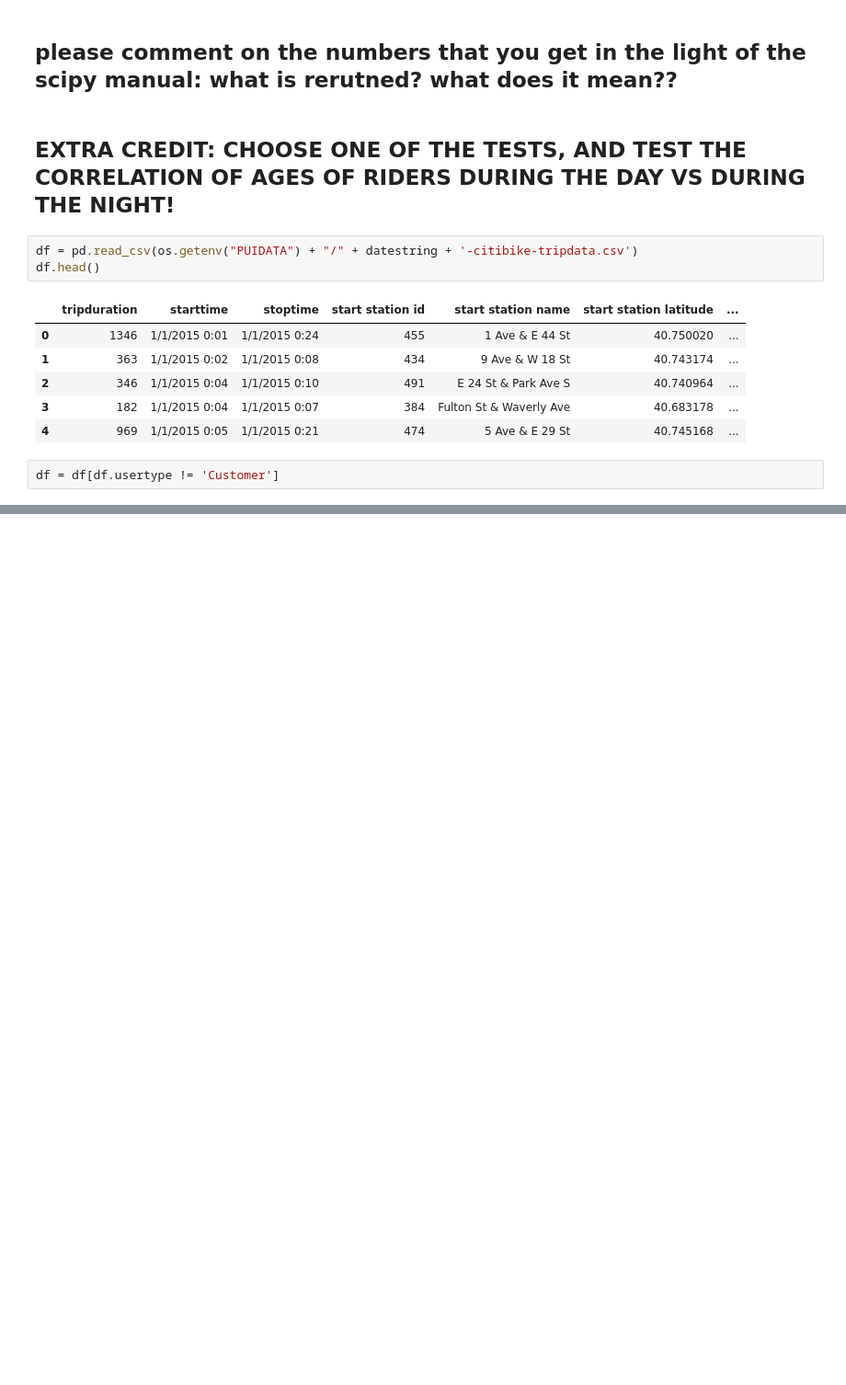
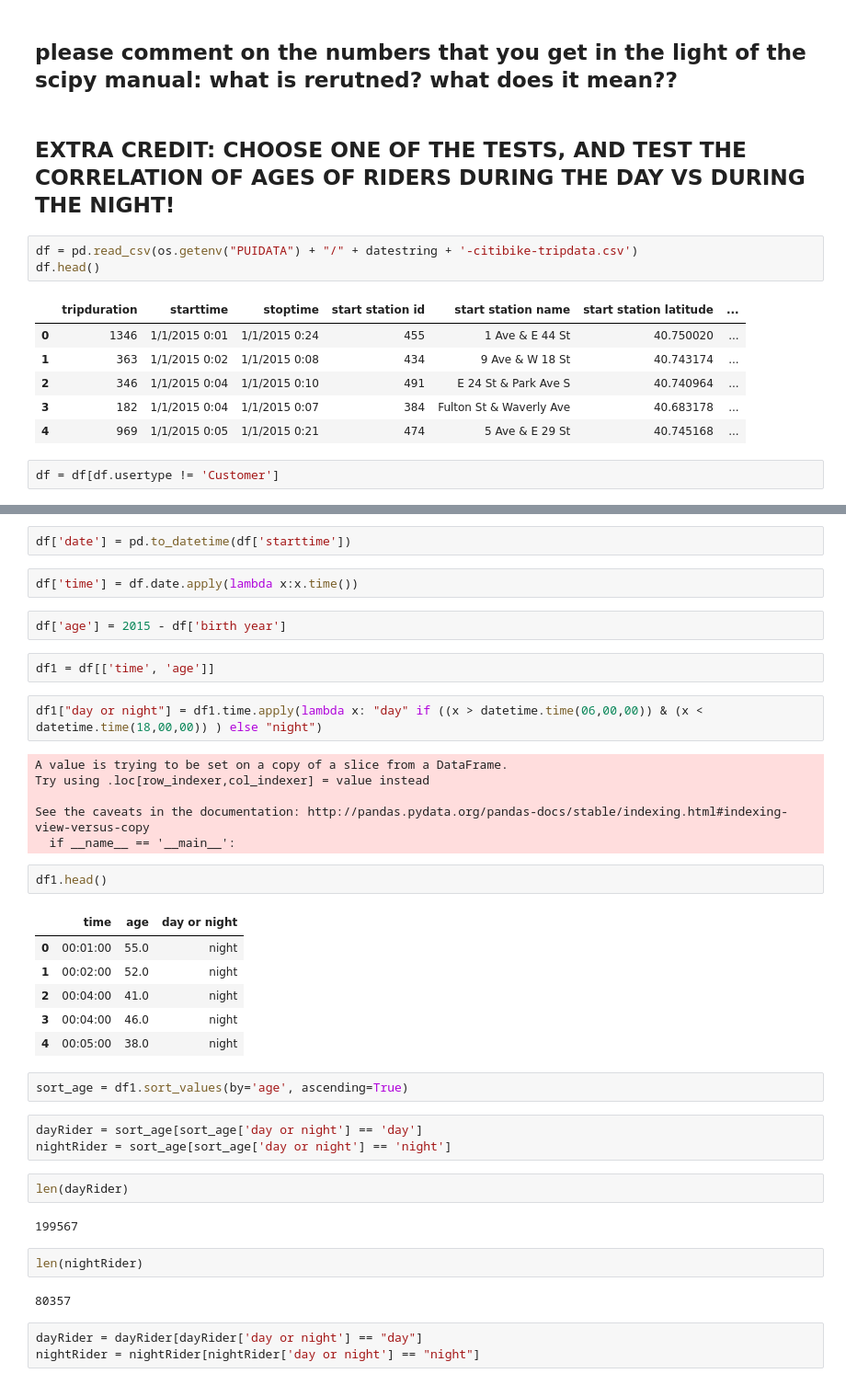
Before and after one commit to jz2575/PUI2016_jz2575, a Jupyter notebook: HW4_jz2575/HW4_4_jz2575.ipynb, the cells around one changed output, grey strips where cells are left out. Shown at 92% size. Drawn from its saved outputs; the diff is of its cells as text; blank space fills up the shorter version.

```diff
--- a/HW4_jz2575/HW4_4_jz2575.ipynb
+++ b/HW4_jz2575/HW4_4_jz2575.ipynb
@@ -393,0 +390,41 @@ df['date'] = pd.to_datetime(df['starttime'])
+# %%
+df['date'] = pd.to_datetime(df['starttime'])
+# %%
+df['time'] = df.date.apply(lambda x:x.time())
+# %%
+df['age'] = 2015 - df['birth year']
+# %%
+df1 = df[['time', 'age']]
+# %%
+df1["day or night"] = df1.time.apply(lambda x: "day" if ((x > datetime.time(06,00,00)) & (x < datetime.time(18,00,00)) ) else "night")
+# %% [output]
+A value is trying to be set on a copy of a slice from a DataFrame.
+Try using .loc[row_indexer,col_indexer] = value instead
+
+See the caveats in the documentation: http://pandas.pydata.org/pandas-docs/stable/indexing.html#indexing-view-versus-copy
+  if __name__ == '__main__':
+# %%
+df1.head()
+# %% [output]
+|  | time | age | day or night |
+| 0 | 00:01:00 | 55.0 | night |
+| 1 | 00:02:00 | 52.0 | night |
+| 2 | 00:04:00 | 41.0 | night |
+| 3 | 00:04:00 | 46.0 | night |
+| 4 | 00:05:00 | 38.0 | night |
+# %%
+sort_age = df1.sort_values(by='age', ascending=True)
+# %%
+dayRider = sort_age[sort_age['day or night'] == 'day']
+nightRider = sort_age[sort_age['day or night'] == 'night']
+# %%
+len(dayRider)
+# %% [output]
+199567
+# %%
+len(nightRider)
+# %% [output]
+80357
+# %%
+dayRider = dayRider[dayRider['day or night'] == "day"]
+nightRider = nightRider[nightRider['day or night'] == "night"]
```
Also changed, not shown: parts of 4 cells of this notebook.
